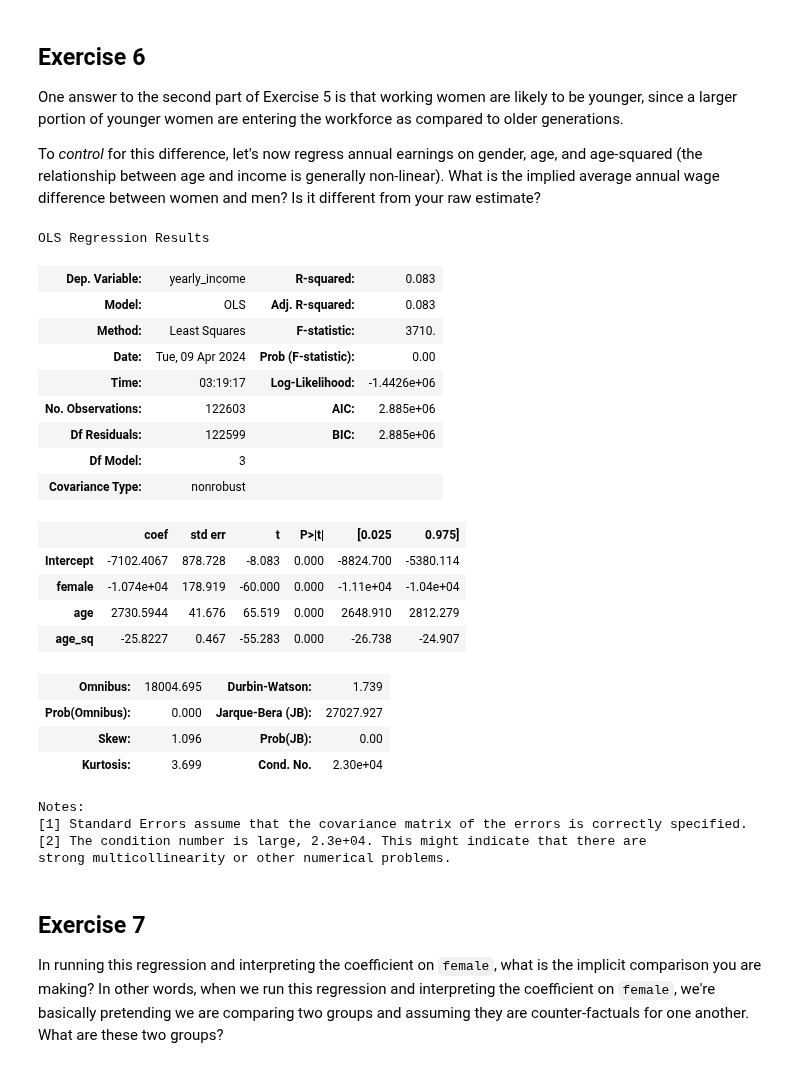
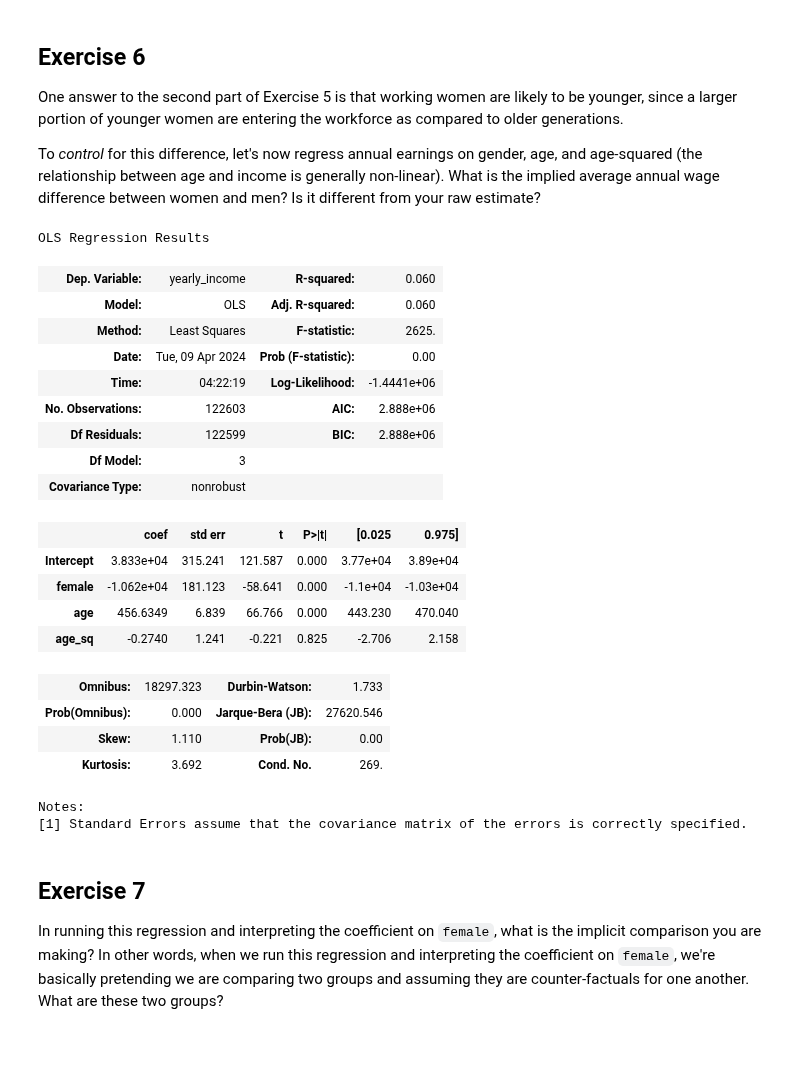
Before and after one commit to nogibjj/ZT-UDS, a Jupyter notebook: exercise_regressions_incomeineq.ipynb, the cells around one changed output. Cells and saved outputs as stored; diff of their text form; code cells hidden in the pictures.

```diff
--- a/exercise_regressions_incomeineq.ipynb
+++ b/exercise_regressions_incomeineq.ipynb
@@ -134,34 +134,31 @@ To *control* for this difference, let's now regress annual earnings on gender, a
 # %%
 import statsmodels.formula.api as smf
 
 
-subset["age"] = subset["age"].astype('int64')
 subset["age_sq"] = subset.age**2
 smf.ols("yearly_income ~ female + age + age_sq", subset).fit().summary()
 # %% [output]
 OLS Regression Results
-| Dep. Variable: | yearly_income | R-squared: | 0.083 |
-| Model: | OLS | Adj. R-squared: | 0.083 |
-| Method: | Least Squares | F-statistic: | 3710. |
+| Dep. Variable: | yearly_income | R-squared: | 0.060 |
+| Model: | OLS | Adj. R-squared: | 0.060 |
+| Method: | Least Squares | F-statistic: | 2625. |
 | Date: | Tue, 09 Apr 2024 | Prob (F-statistic): | 0.00 |
-| Time: | 03:19:17 | Log-Likelihood: | -1.4426e+06 |
-| No. Observations: | 122603 | AIC: | 2.885e+06 |
-| Df Residuals: | 122599 | BIC: | 2.885e+06 |
+| Time: | 04:22:19 | Log-Likelihood: | -1.4441e+06 |
+| No. Observations: | 122603 | AIC: | 2.888e+06 |
+| Df Residuals: | 122599 | BIC: | 2.888e+06 |
 | Df Model: | 3 |  |  |
 | Covariance Type: | nonrobust |  |  |
 |  | coef | std err | t | P>|t| | [0.025 | 0.975] |
-| Intercept | -7102.4067 | 878.728 | -8.083 | 0.000 | -8824.700 | -5380.114 |
-| female | -1.074e+04 | 178.919 | -60.000 | 0.000 | -1.11e+04 | -1.04e+04 |
-| age | 2730.5944 | 41.676 | 65.519 | 0.000 | 2648.910 | 2812.279 |
-| age_sq | -25.8227 | 0.467 | -55.283 | 0.000 | -26.738 | -24.907 |
+| Intercept | 3.833e+04 | 315.241 | 121.587 | 0.000 | 3.77e+04 | 3.89e+04 |
+| female | -1.062e+04 | 181.123 | -58.641 | 0.000 | -1.1e+04 | -1.03e+04 |
+| age | 456.6349 | 6.839 | 66.766 | 0.000 | 443.230 | 470.040 |
+| age_sq | -0.2740 | 1.241 | -0.221 | 0.825 | -2.706 | 2.158 |
-| Omnibus: | 18004.695 | Durbin-Watson: | 1.739 |
-| Prob(Omnibus): | 0.000 | Jarque-Bera (JB): | 27027.927 |
-| Skew: | 1.096 | Prob(JB): | 0.00 |
-| Kurtosis: | 3.699 | Cond. No. | 2.30e+04 |
+| Omnibus: | 18297.323 | Durbin-Watson: | 1.733 |
+| Prob(Omnibus): | 0.000 | Jarque-Bera (JB): | 27620.546 |
+| Skew: | 1.110 | Prob(JB): | 0.00 |
+| Kurtosis: | 3.692 | Cond. No. | 269. |
 Notes:
 [1] Standard Errors assume that the covariance matrix of the errors is correctly specified.
-[2] The condition number is large, 2.3e+04. This might indicate that there are
-strong multicollinearity or other numerical problems.
 # %% [markdown]
 ## Exercise 7
 
```
Also changed, not shown: parts of 4 cells of this notebook, 1 other file.
